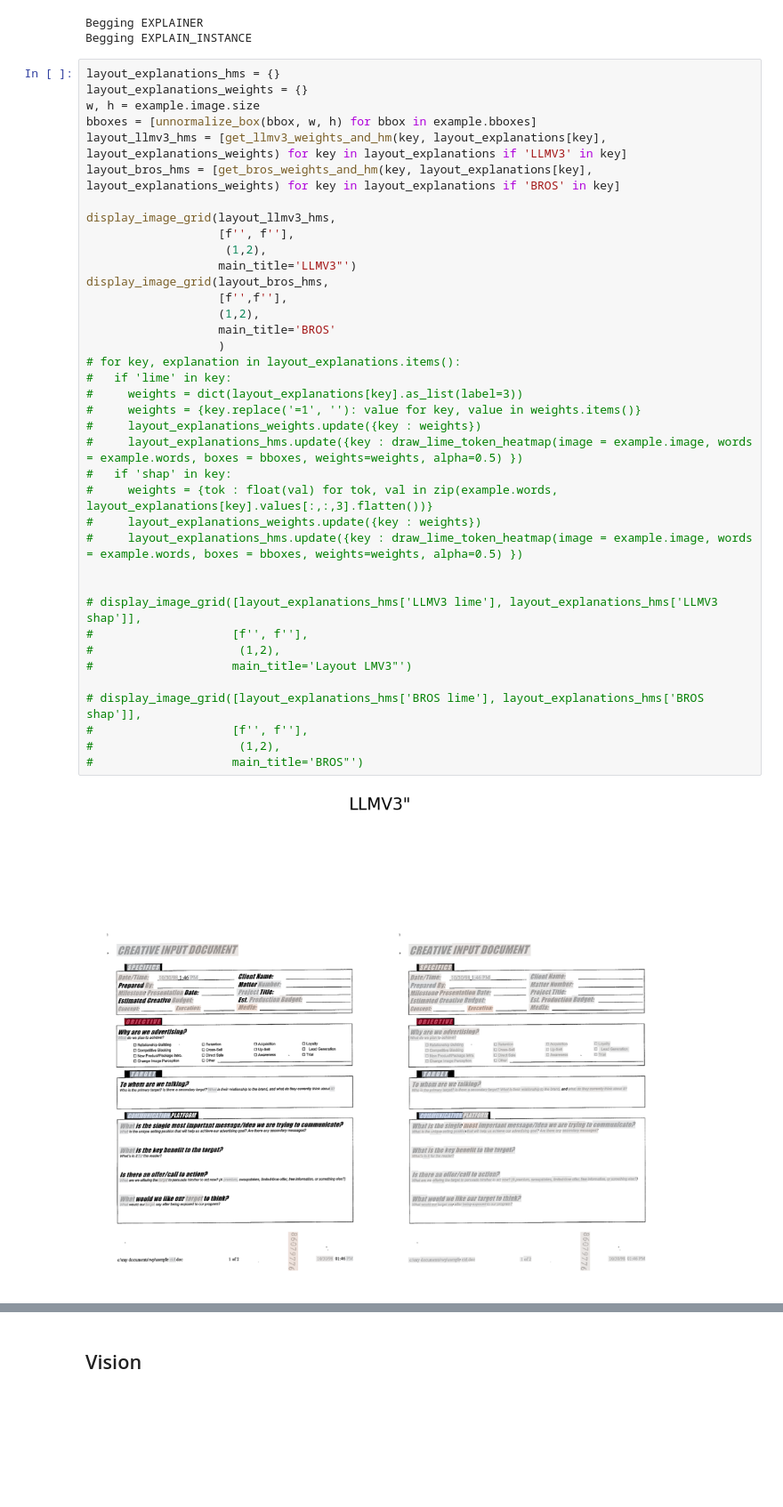
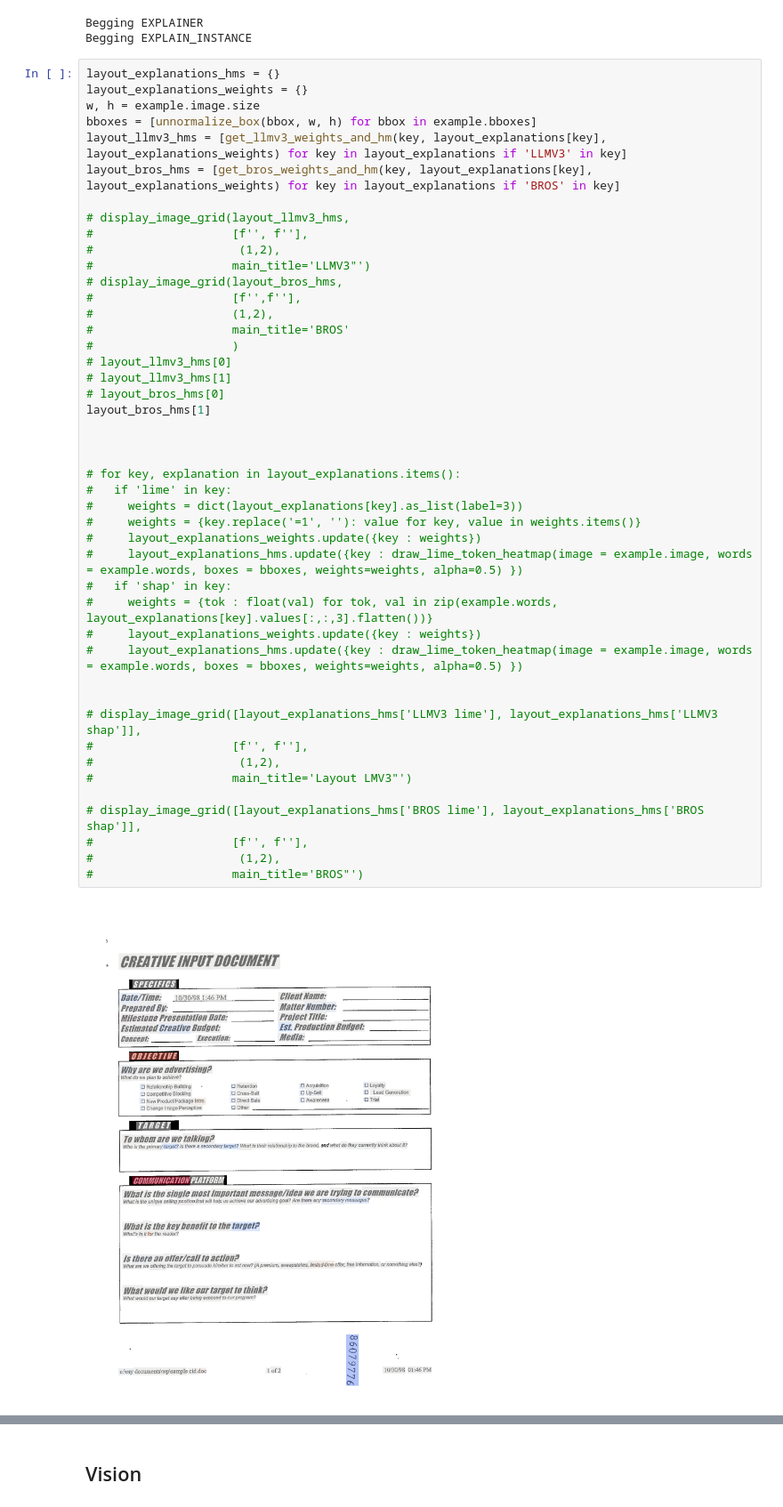
Before and after one commit to adamserag1/Interpretability-for-VRDU-models, a Jupyter notebook: experiments/THESE-NER-Local.ipynb, the cells around one changed output, grey strips where cells are left out. Shown at 89% size. Cells and saved outputs as stored; diff of their text form; blank space fills up the shorter version.

```diff
--- a/experiments/THESE-NER-Local.ipynb
+++ b/experiments/THESE-NER-Local.ipynb
@@ -472,40 +500,47 @@ Begging EXPLAIN_INSTANCE
 # %%
 layout_explanations_hms = {}
 layout_explanations_weights = {}
 w, h = example.image.size
 bboxes = [unnormalize_box(bbox, w, h) for bbox in example.bboxes]
 layout_llmv3_hms = [get_llmv3_weights_and_hm(key, layout_explanations[key], layout_explanations_weights) for key in layout_explanations if 'LLMV3' in key]
 layout_bros_hms = [get_bros_weights_and_hm(key, layout_explanations[key], layout_explanations_weights) for key in layout_explanations if 'BROS' in key]
 
-display_image_grid(layout_llmv3_hms,
-                   [f'', f''],
-                    (1,2),
-                   main_title='LLMV3"')
-display_image_grid(layout_bros_hms,
-                   [f'',f''],
-                   (1,2),
-                   main_title='BROS'
-                   )
+# display_image_grid(layout_llmv3_hms,
+#                    [f'', f''],
+#                     (1,2),
+#                    main_title='LLMV3"')
+# display_image_grid(layout_bros_hms,
+#                    [f'',f''],
+#                    (1,2),
+#                    main_title='BROS'
+#                    )
+# layout_llmv3_hms[0]
+# layout_llmv3_hms[1]
+# layout_bros_hms[0]
+layout_bros_hms[1]
+
+
+
 # for key, explanation in layout_explanations.items():
 #   if 'lime' in key:
 #     weights = dict(layout_explanations[key].as_list(label=3))
 #     weights = {key.replace('=1', ''): value for key, value in weights.items()}
 #     layout_explanations_weights.update({key : weights})
 #     layout_explanations_hms.update({key : draw_lime_token_heatmap(image = example.image, words = example.words, boxes = bboxes, weights=weights, alpha=0.5) })
 #   if 'shap' in key:
 #     weights = {tok : float(val) for tok, val in zip(example.words, layout_explanations[key].values[:,:,3].flatten())}
 #     layout_explanations_weights.update({key : weights})
 #     layout_explanations_hms.update({key : draw_lime_token_heatmap(image = example.image, words = example.words, boxes = bboxes, weights=weights, alpha=0.5) })
 
 
 # display_image_grid([layout_explanations_hms['LLMV3 lime'], layout_explanations_hms['LLMV3 shap']],
 #                    [f'', f''],
 #                     (1,2),
 #                    main_title='Layout LMV3"')
 
 # display_image_grid([layout_explanations_hms['BROS lime'], layout_explanations_hms['BROS shap']],
 #                    [f'', f''],
 #                     (1,2),
 #                    main_title='BROS"')
 # %% [output]
-[figure, old version]
+[figure, new version]
```
Also changed, not shown: parts of 9 cells of this notebook.
